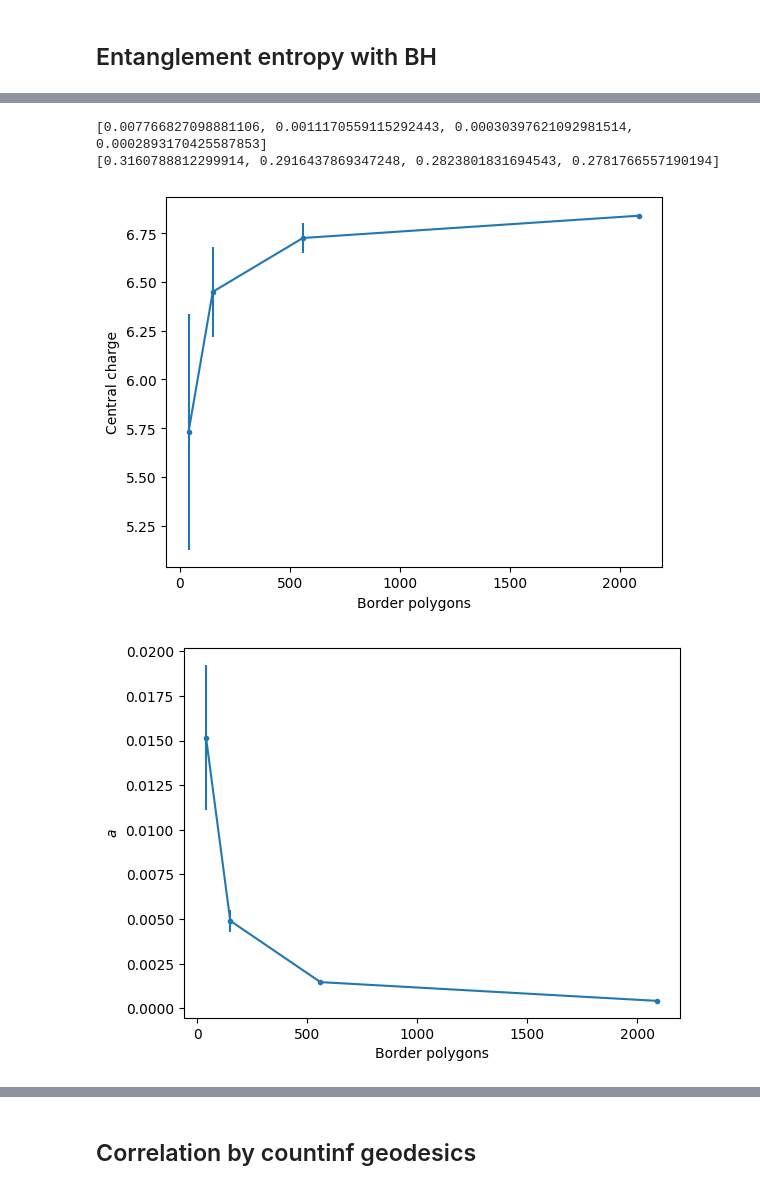
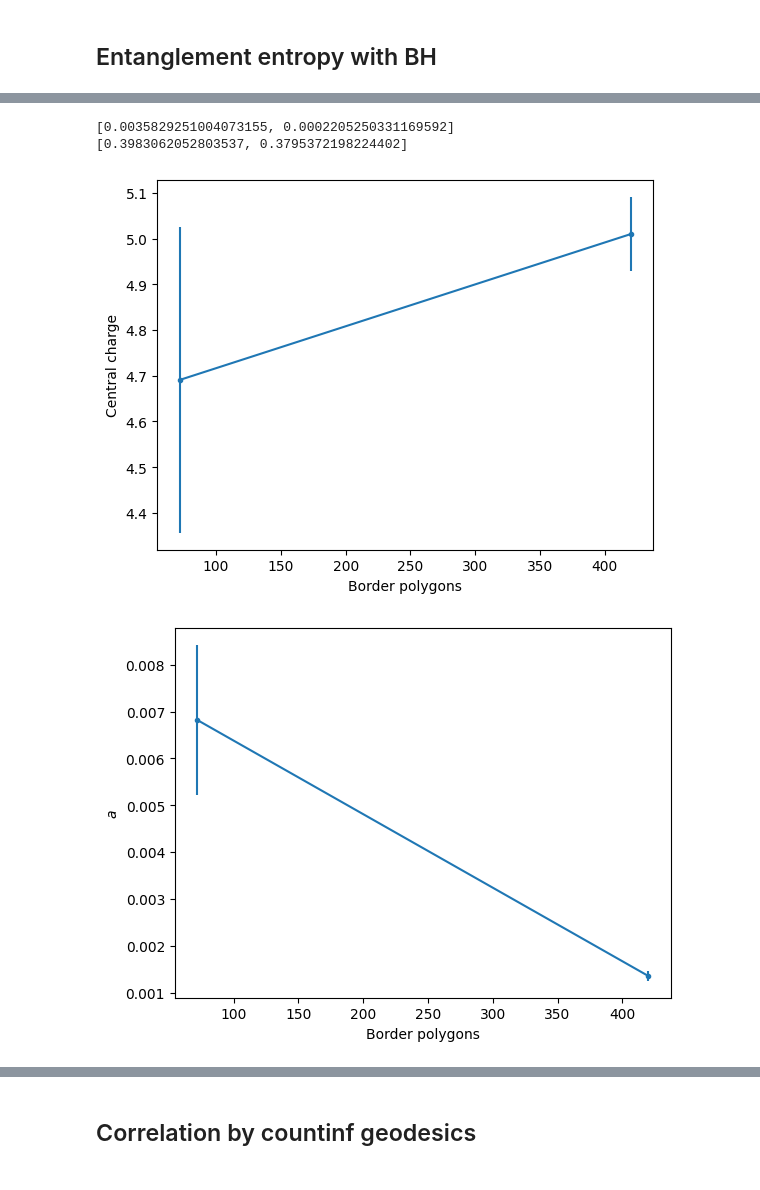
Before and after one commit to Alejo-Costa-Duran/HyperbolicFractonModel, a Jupyter notebook: Simulation.ipynb, the cells around one changed output, grey strips where cells are left out. Drawn from its saved outputs; the diff is of its cells as text; code cells hidden in the pictures.

```diff
--- a/Simulation.ipynb
+++ b/Simulation.ipynb
@@ -336,7 +336,7 @@ def numGeodesics(model,bHoleRads):
     return np.array([sum([1 for g in model.geodesicList if g.distanceToOrigin < bHoleRads[n]]) for n in range(1,len(bHoleRads))])
 # %%
 q = 4
-tuples = [(5,3),(5,4),(5,5),(5,6)]
+tuples = [(5,6)]
 
 figTemps, axTemps = plt.subplots()
 
@@ -383,22 +381,22 @@ figTemps.show()
 # %%
 print(slopesVariance)
 print(slopes)
-plt.errorbar([40,150,560,2090],centralCharges,yerr = np.array(centralChargesVariance), marker = 'o', markersize = 3)
+plt.errorbar([72,420],centralCharges,yerr = np.array(centralChargesVariance), marker = 'o', markersize = 3)
 plt.ylabel('Central charge')
 plt.xlabel('Border polygons')
 plt.show()
 
-plt.errorbar([40,150,560,2090],aParameter,yerr = np.array(aParameterVariance),marker = 'o', markersize = 3)
+plt.errorbar([72,420],aParameter,yerr = np.array(aParameterVariance),marker = 'o', markersize = 3)
 plt.ylabel(r'$a$')
 plt.xlabel('Border polygons')
 plt.show()
 
-plt.errorbar([40,150,560,2090],slopes,yerr = np.array(slopesVariance), marker = 'o', markersize = 3)
+plt.errorbar([72,420],slopes,yerr = np.array(slopesVariance), marker = 'o', markersize = 3)
 plt.ylabel('Slope')
 plt.xlabel('Border polygons')
 plt.show()
 # %% [output]
-[0.007766827098881106, 0.0011170559115292443, 0.00030397621092981514, 0.0002893170425587853]
-[0.3160788812299914, 0.2916437869347248, 0.2823801831694543, 0.2781766557190194]
+[0.0035829251004073155, 0.0002205250331169592]
+[0.3983062052803537, 0.3795372198224402]
-[figure, old version]
+[figure, new version]
-[figure, old version]
+[figure, new version]
```
Also changed, not shown: parts of 7 cells of this notebook, 1 other file.
